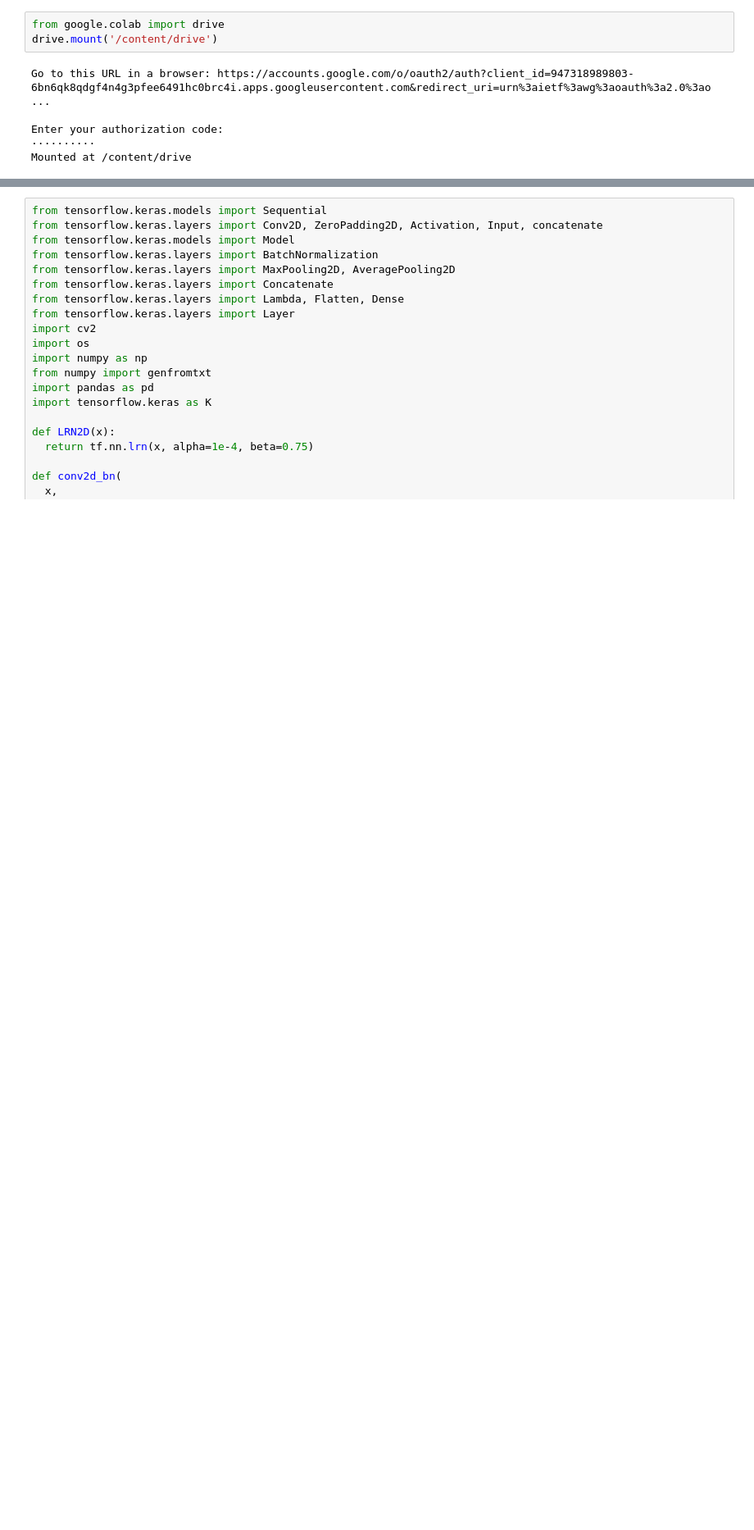
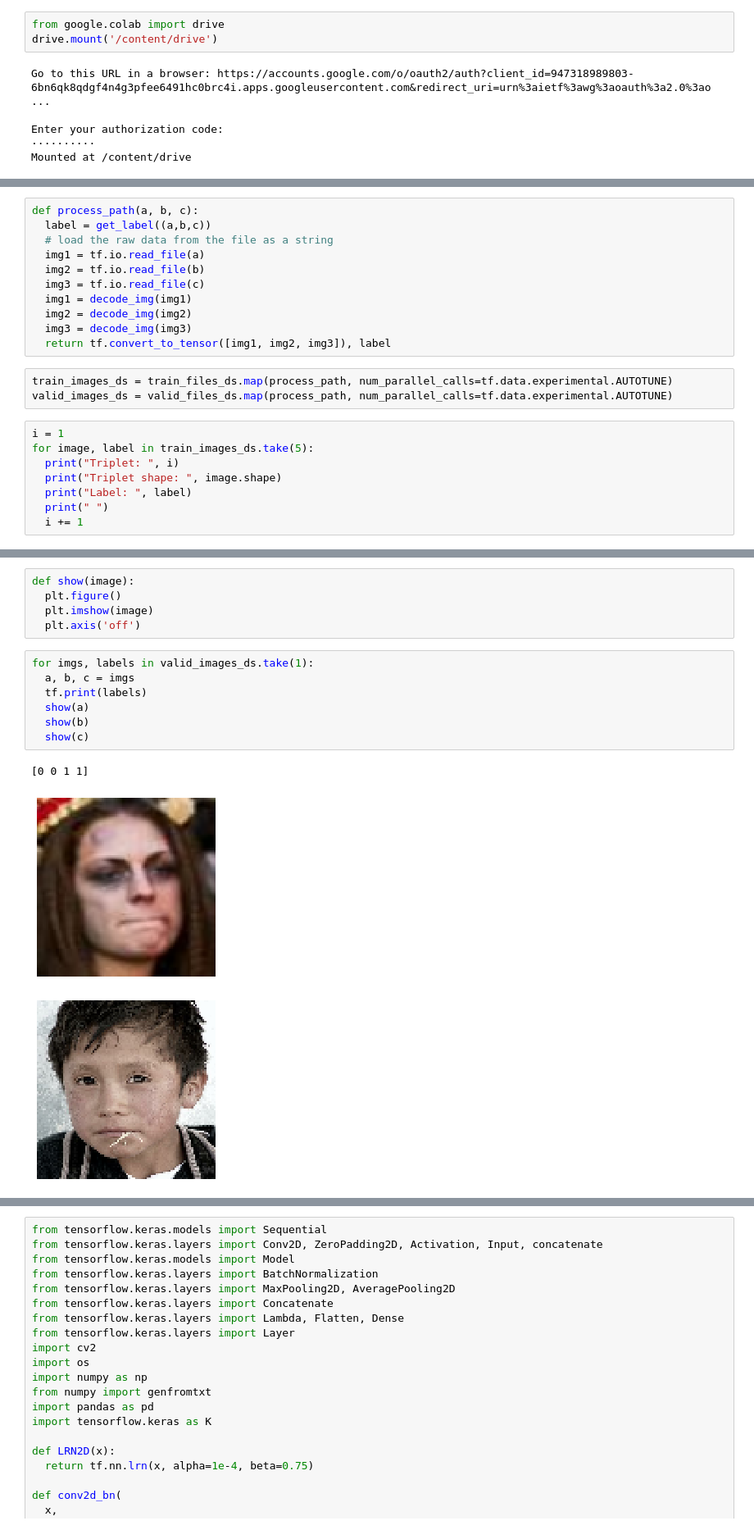
Before and after one commit to omarshafik/Machine-Learning, a Jupyter notebook: Computer Vision/Emotion Recognition/FECNet.ipynb, the cells around one changed output, grey strips where cells are left out. Shown: that part at 82% size. Drawn from its saved outputs; the diff is of its cells as text; blank space fills up the shorter version.

```diff
--- a/Computer Vision/Emotion Recognition/FECNet.ipynb
+++ b/Computer Vision/Emotion Recognition/FECNet.ipynb
@@ -53,0 +205,22 @@ print(tf.version.VERSION)
+# %%
+def process_path(a, b, c):
+  label = get_label((a,b,c))
+  # load the raw data from the file as a string
+  img1 = tf.io.read_file(a)
+  img2 = tf.io.read_file(b)
+  img3 = tf.io.read_file(c)
+  img1 = decode_img(img1)
+  img2 = decode_img(img2)
+  img3 = decode_img(img3)
+  return tf.convert_to_tensor([img1, img2, img3]), label
+# %%
+train_images_ds = train_files_ds.map(process_path, num_parallel_calls=tf.data.experimental.AUTOTUNE)
+valid_images_ds = valid_files_ds.map(process_path, num_parallel_calls=tf.data.experimental.AUTOTUNE)
+# %%
+i = 1
+for image, label in train_images_ds.take(5):
+  print("Triplet: ", i)
+  print("Triplet shape: ", image.shape)
+  print("Label: ", label)
+  print(" ")
+  i += 1
@@ -53,0 +274,16 @@ print(tf.version.VERSION)
+# %%
+def show(image):
+  plt.figure()
+  plt.imshow(image)
+  plt.axis('off')
+# %%
+for imgs, labels in valid_images_ds.take(1):
+  a, b, c = imgs
+  tf.print(labels)
+  show(a)
+  show(b)
+  show(c)
+# %% [output]
+[0 0 1 1]
+[figure, added]
+[figure, added]
```
Also changed, not shown: parts of 64 cells of this notebook.
